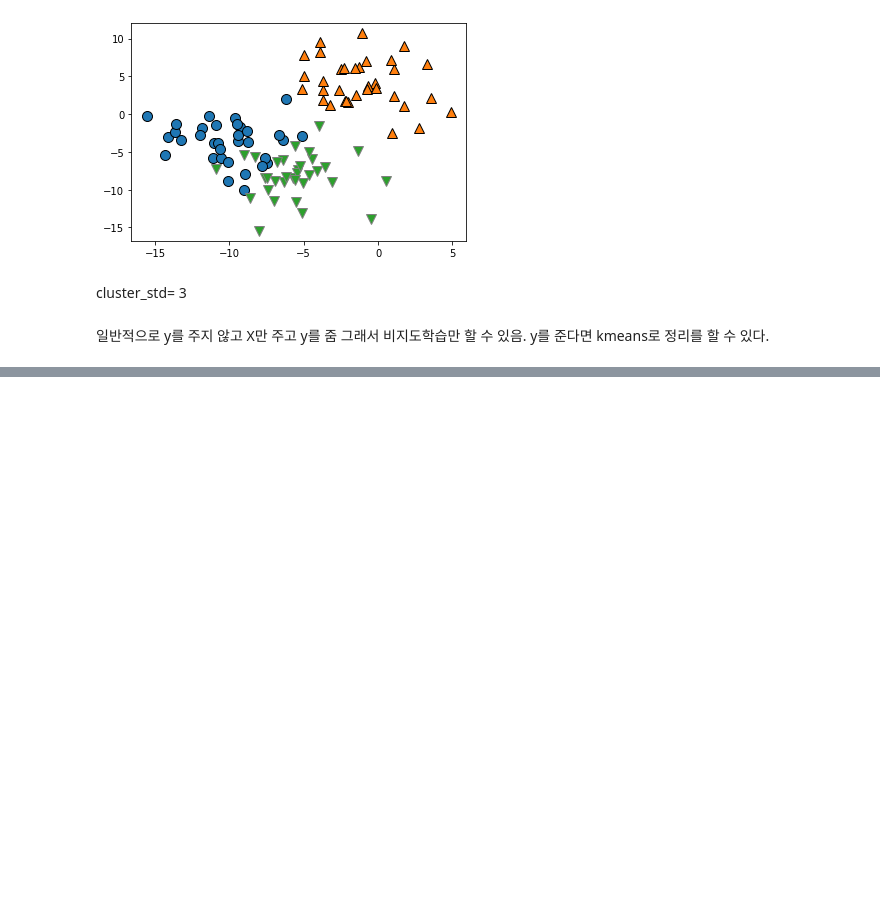
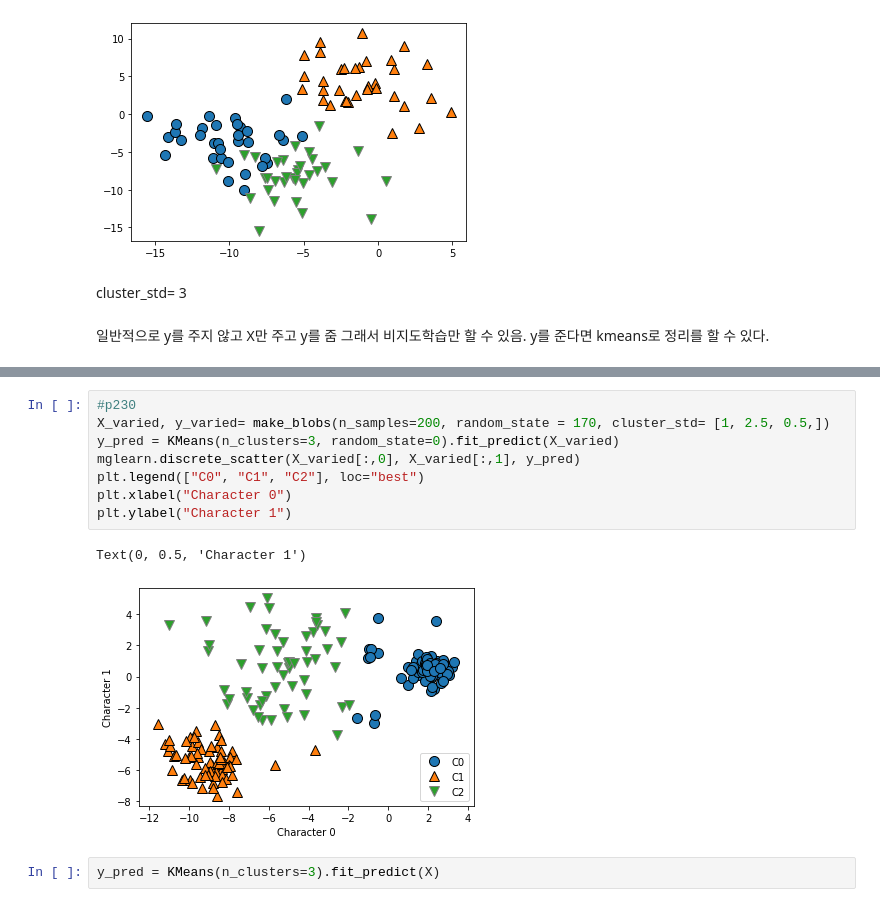
Before and after one commit to waldbear4/Python_2021, a Jupyter notebook: 20210624 KMEANS.ipynb, the cells around one changed output, grey strips where cells are left out. Cells and saved outputs as stored; diff of their text form; blank space fills up the shorter version.

```diff
--- a/20210624 KMEANS.ipynb
+++ b/20210624 KMEANS.ipynb
@@ -108,0 +122,13 @@ y를 준다면 kmeans로 정리를 할 수 있다.
+# %%
+#p230
+X_varied, y_varied= make_blobs(n_samples=200, random_state = 170, cluster_std= [1, 2.5, 0.5,])
+y_pred = KMeans(n_clusters=3, random_state=0).fit_predict(X_varied)
+mglearn.discrete_scatter(X_varied[:,0], X_varied[:,1], y_pred)
+plt.legend(["C0", "C1", "C2"], loc="best")
+plt.xlabel("Character 0")
+plt.ylabel("Character 1")
+# %% [output]
+Text(0, 0.5, 'Character 1')
+[figure, added]
+# %%
+y_pred = KMeans(n_clusters=3).fit_predict(X)
```
Also changed, not shown: parts of 5 cells of this notebook.
